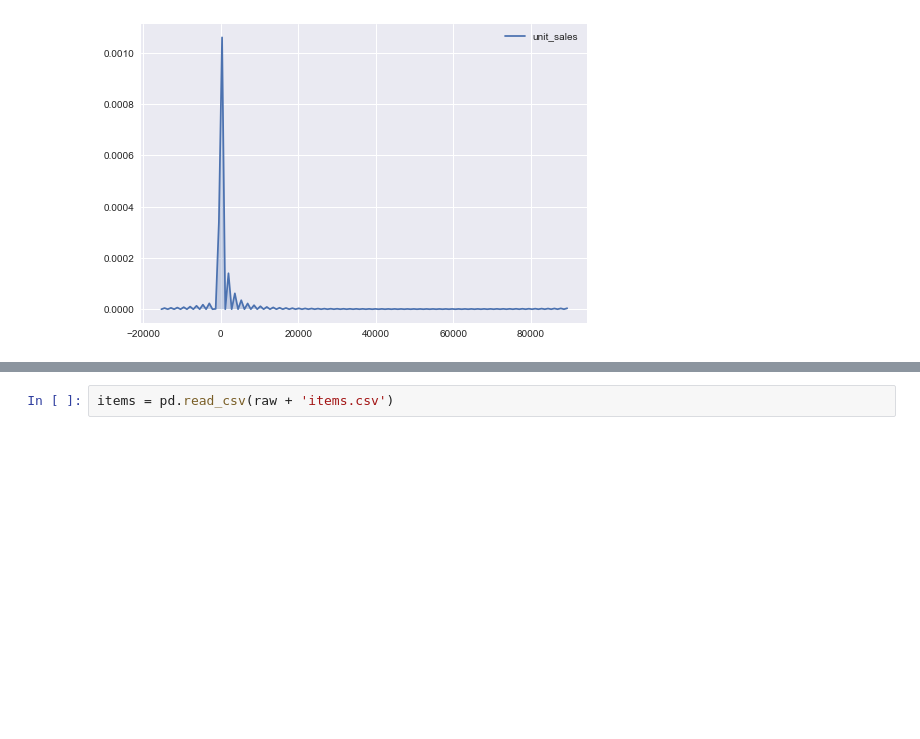
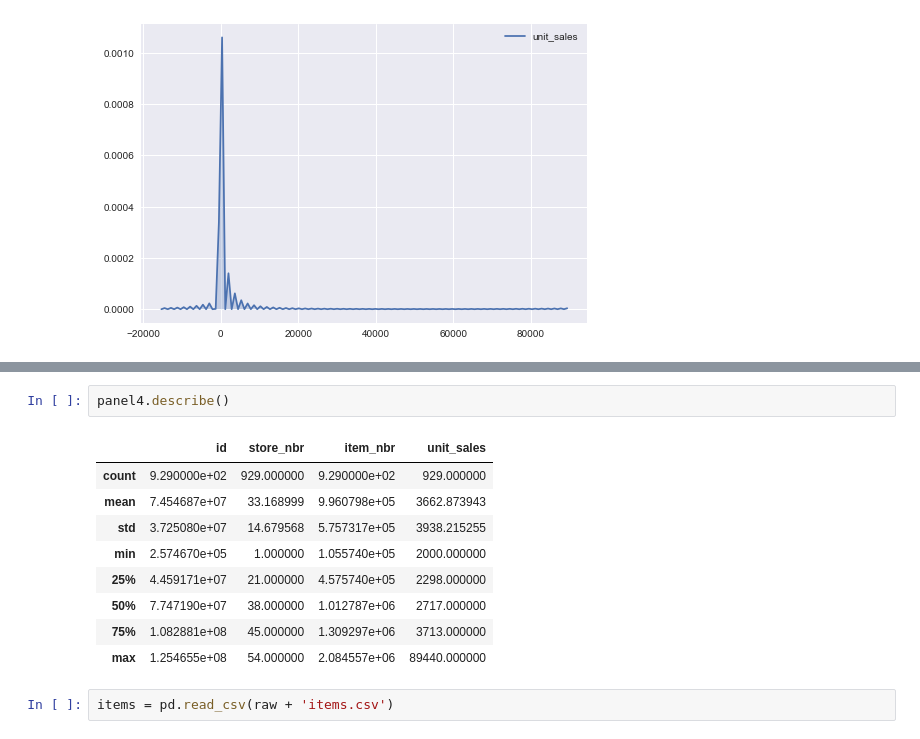
Before and after one commit to abbiepopa/kaggle_grocery, a Jupyter notebook: scripts/1.0_grocery_exploration.ipynb, the cells around one changed output, grey strips where cells are left out. Drawn from its saved outputs; the diff is of its cells as text; blank space fills up the shorter version.

```diff
--- a/scripts/1.0_grocery_exploration.ipynb
+++ b/scripts/1.0_grocery_exploration.ipynb
@@ -31,3 +60,15 @@ AttributeError: Unknown property range
+# %%
+panel4.describe()
+# %% [output]
+|  | id | store_nbr | item_nbr | unit_sales |
+| count | 9.290000e+02 | 929.000000 | 9.290000e+02 | 929.000000 |
+| mean | 7.454687e+07 | 33.168999 | 9.960798e+05 | 3662.873943 |
+| std | 3.725080e+07 | 14.679568 | 5.757317e+05 | 3938.215255 |
+| min | 2.574670e+05 | 1.000000 | 1.055740e+05 | 2000.000000 |
+| 25% | 4.459171e+07 | 21.000000 | 4.575740e+05 | 2298.000000 |
+| 50% | 7.747190e+07 | 38.000000 | 1.012787e+06 | 2717.000000 |
+| 75% | 1.082881e+08 | 45.000000 | 1.309297e+06 | 3713.000000 |
+| max | 1.254655e+08 | 54.000000 | 2.084557e+06 | 89440.000000 |
 # %%
 items = pd.read_csv(raw + 'items.csv')
 # %%
```
Also changed, not shown: parts of 7 cells of this notebook.
